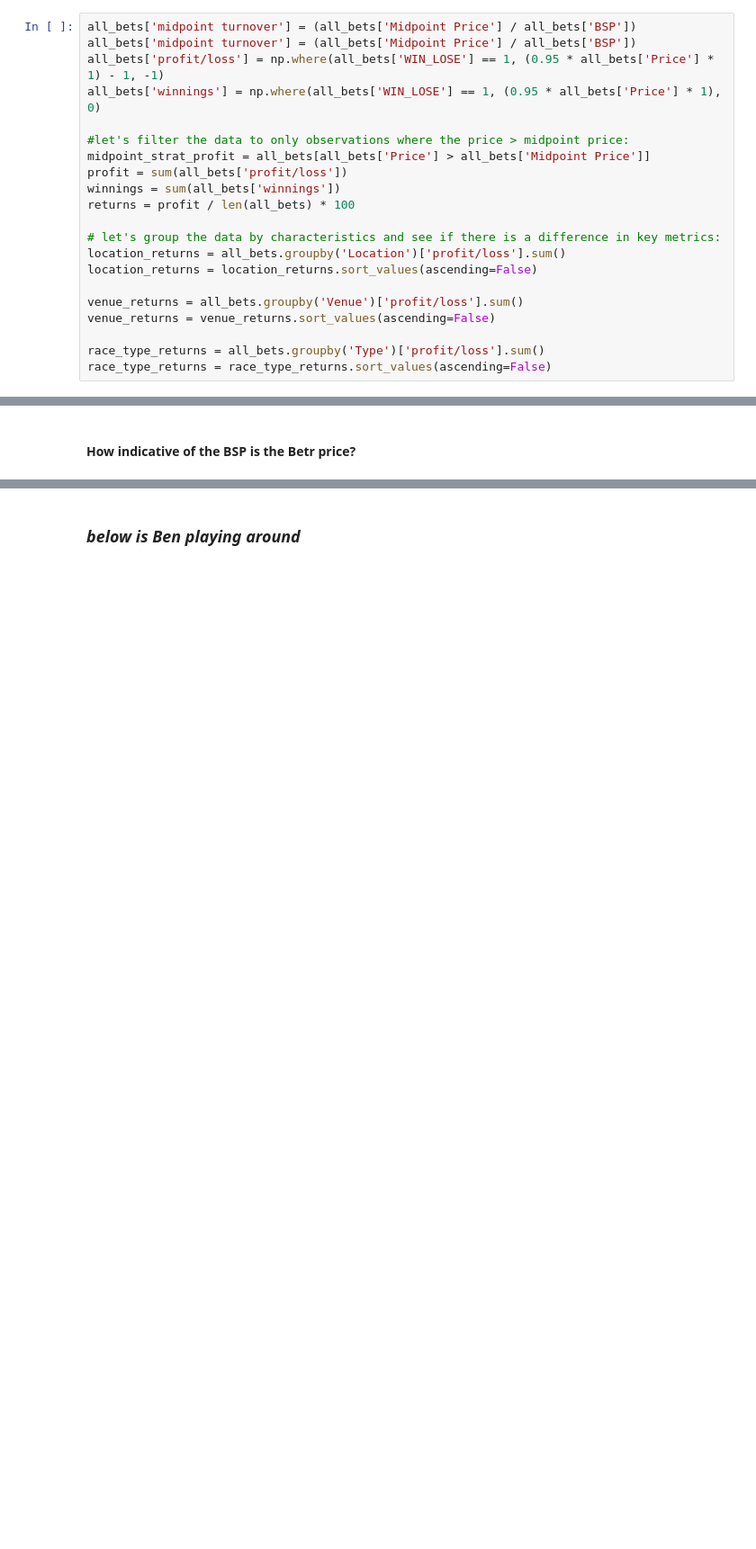
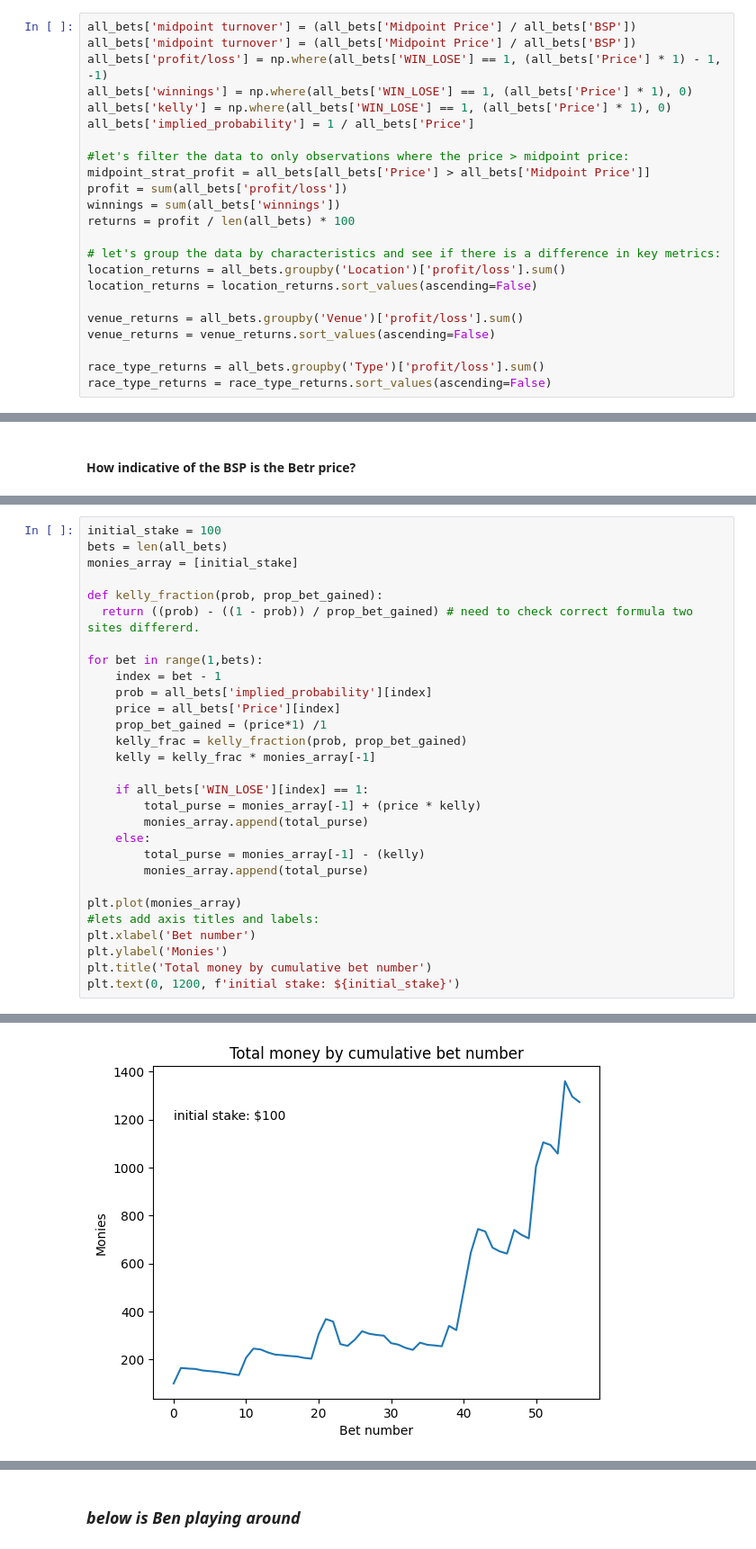
Before and after one commit to CNPCNPCNP/Horseracing-Arbitrage, a Jupyter notebook: log_data_analysis.ipynb, the cells around one changed output, grey strips where cells are left out. Shown at 90% size. Cells and saved outputs as stored; diff of their text form; blank space fills up the shorter version.

Commit message:
Kelly citerion simulation

```diff
--- a/log_data_analysis.ipynb
+++ b/log_data_analysis.ipynb
@@ -14,8 +14,10 @@ from analysis import *
 # %%
 all_bets['midpoint turnover'] = (all_bets['Midpoint Price'] / all_bets['BSP'])
 all_bets['midpoint turnover'] = (all_bets['Midpoint Price'] / all_bets['BSP'])
-all_bets['profit/loss'] = np.where(all_bets['WIN_LOSE'] == 1, (0.95 * all_bets['Price'] * 1) - 1, -1)
-all_bets['winnings'] = np.where(all_bets['WIN_LOSE'] == 1, (0.95 * all_bets['Price'] * 1), 0)
+all_bets['profit/loss'] = np.where(all_bets['WIN_LOSE'] == 1, (all_bets['Price'] * 1) - 1, -1)
+all_bets['winnings'] = np.where(all_bets['WIN_LOSE'] == 1, (all_bets['Price'] * 1), 0)
+all_bets['kelly'] = np.where(all_bets['WIN_LOSE'] == 1, (all_bets['Price'] * 1), 0)
+all_bets['implied_probability'] = 1 / all_bets['Price']
 
 #let's filter the data to only observations where the price > midpoint price:
 midpoint_strat_profit = all_bets[all_bets['Price'] > all_bets['Midpoint Price']]
@@ -107,0 +114,30 @@ On average the betr price is $0.204 off from the BSP
+# %%
+initial_stake = 100
+bets = len(all_bets)
+monies_array = [initial_stake]
+
+def kelly_fraction(prob, prop_bet_gained):
+  return ((prob) - ((1 - prob)) / prop_bet_gained) # need to check correct formula two sites differerd.
+
+for bet in range(1,bets):
+    index = bet - 1
+    prob = all_bets['implied_probability'][index]
+    price = all_bets['Price'][index]
+    prop_bet_gained = (price*1) /1
+    kelly_frac = kelly_fraction(prob, prop_bet_gained)
+    kelly = kelly_frac * monies_array[-1]
+
+    if all_bets['WIN_LOSE'][index] == 1:
+        total_purse = monies_array[-1] + (price * kelly)
+        monies_array.append(total_purse)
+    else:
+        total_purse = monies_array[-1] - (kelly)
+        monies_array.append(total_purse)
+
+plt.plot(monies_array)
+#lets add axis titles and labels:
+plt.xlabel('Bet number')
+plt.ylabel('Monies')
+plt.title('Total money by cumulative bet number')
+plt.text(0, 1200, f'initial stake: ${initial_stake}')
+# %% [output]
@@ -107,0 +145 @@ On average the betr price is $0.204 off from the BSP
+[figure, added]
```
Also changed, not shown: parts of 4 cells of this notebook.
